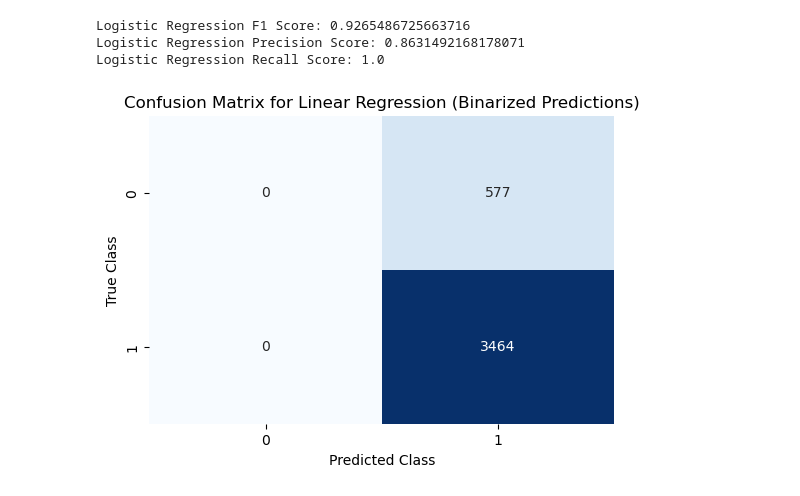
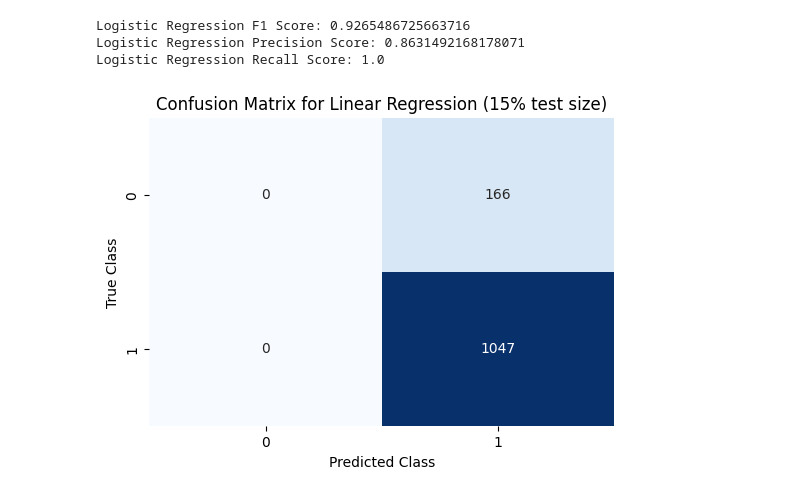
Before and after one commit to qmdismnp/Schulich_DS_MBAN, a Jupyter notebook: predictive midterm.ipynb, the cells around one changed output. Saved outputs shown, nothing was run; the diff lists cells and outputs as text; code cells hidden in the pictures.

```diff
--- a/predictive midterm.ipynb
+++ b/predictive midterm.ipynb
@@ -133,7 +133,7 @@ from sklearn.metrics import confusion_matrix, ConfusionMatrixDisplay, precision_
 from sklearn.metrics import f1_score, accuracy_score, precision_score, recall_score, PrecisionRecallDisplay, RocCurveDisplay
 from sklearn.metrics import classification_report,f1_score, PrecisionRecallDisplay, precision_score, recall_score, roc_auc_score, RocCurveDisplay, roc_curve, confusion_matrix
 # %%
-df = pd.read_csv('C:/Users/User/Desktop/midterm_parttwo.csv')
+df = pd.read_csv('/Users/huiyisang/Desktop/midterm_parttwo.csv')
 # %%
 df.head()
 # %% [output]
@@ -260,13 +242,13 @@ Logistic Regression Recall Score: 1.0
 # %%
 #Confusion Matrix
 cm_log1 = confusion_matrix(y_test1, pred_log1)
 
 # Plot confusion matrix
 plt.figure(figsize=(6, 4))
-sns.heatmap(cm_log, annot=True, fmt='d', cmap='Blues', cbar=False)
+sns.heatmap(cm_log1, annot=True, fmt='d', cmap='Blues', cbar=False)
 plt.xlabel("Predicted Class")
 plt.ylabel("True Class")
-plt.title("Confusion Matrix for Linear Regression (Binarized Predictions)")
+plt.title("Confusion Matrix for Linear Regression (15% test size)")
 plt.show()
 # %% [output]
-[figure, old version]
+[figure, new version]
```
Also changed, not shown: parts of 10 cells of this notebook, 1 other file.
